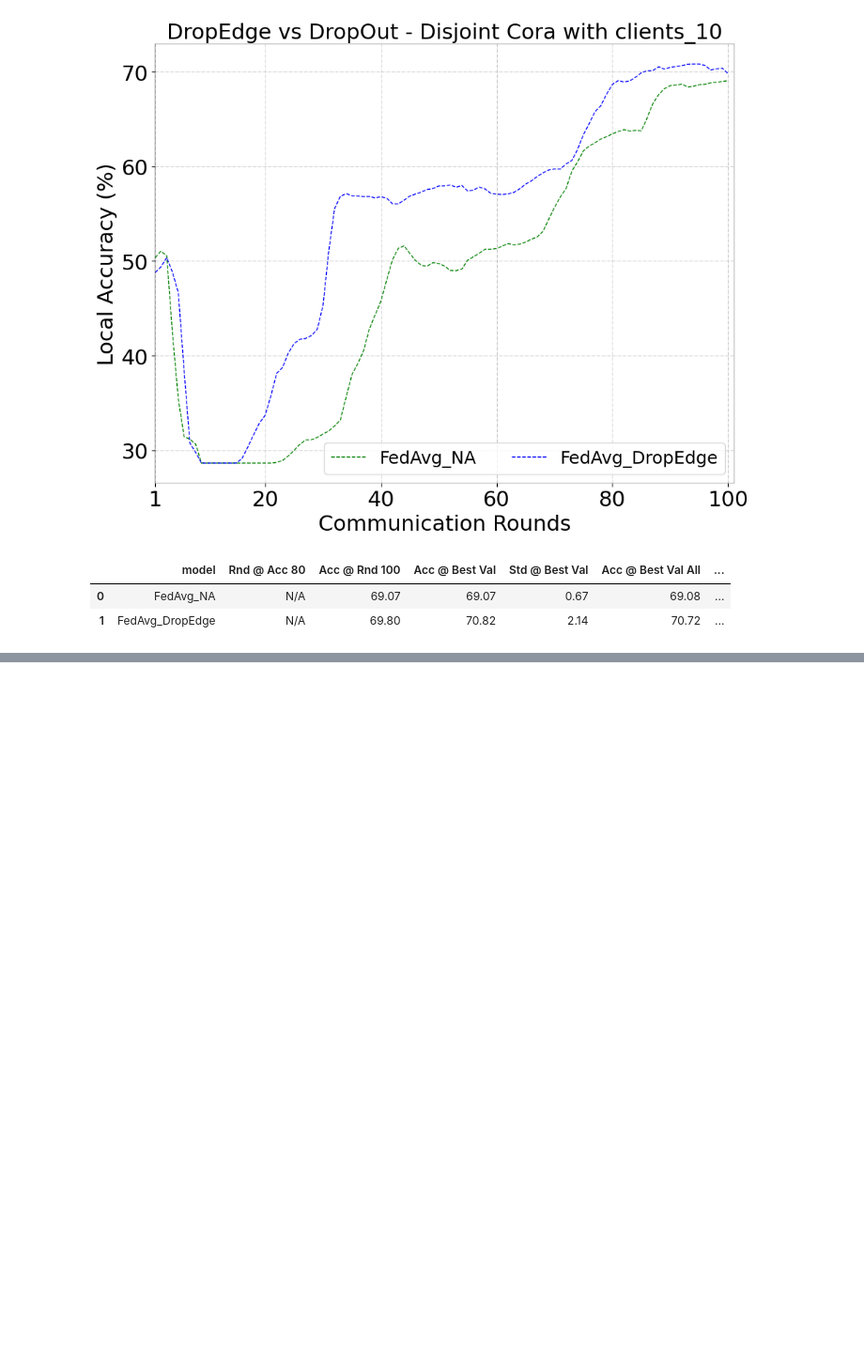
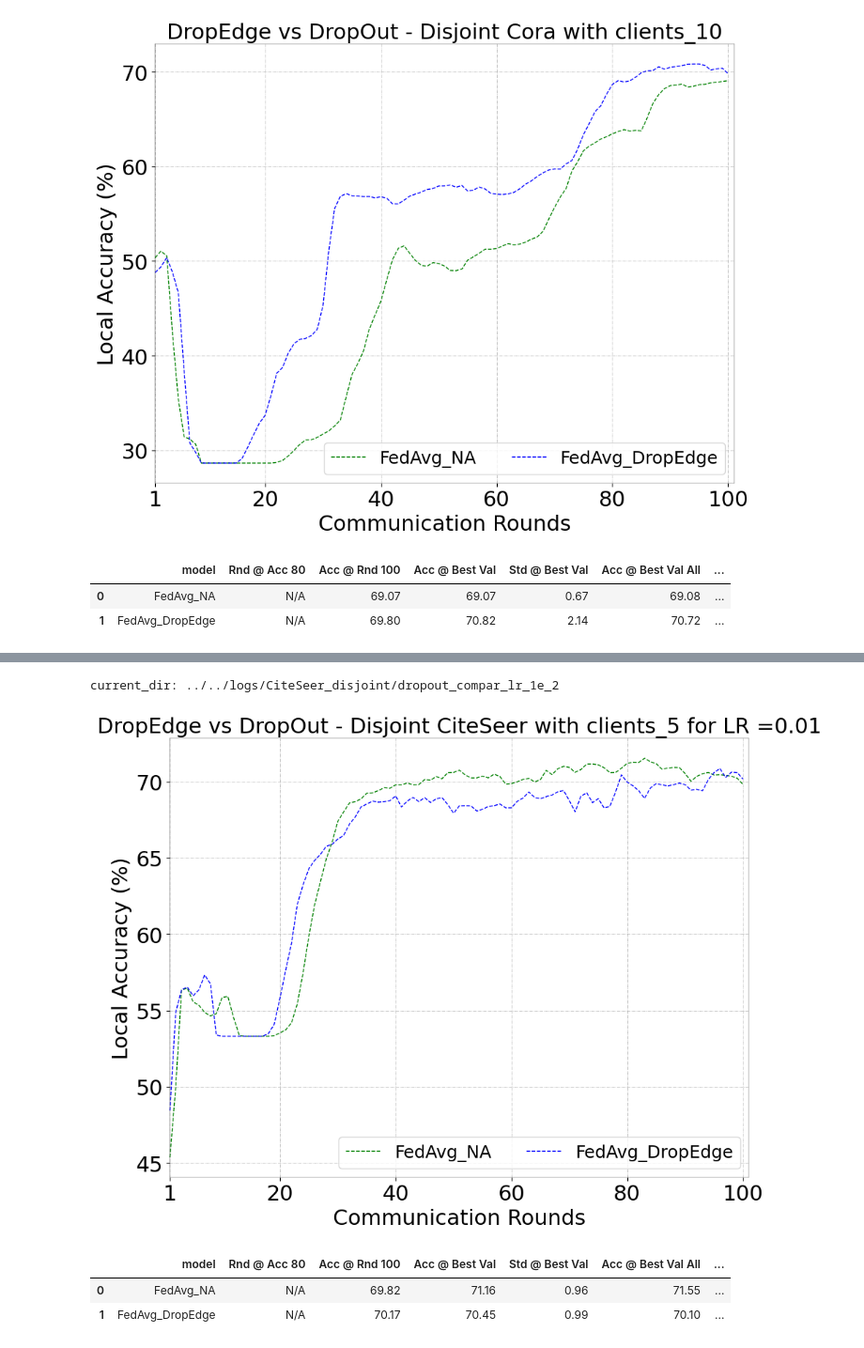
Before and after one commit to Oxfordblue7/FedGrAINS, a Jupyter notebook: evaluations/dropout_vs_dropedge_in_gcn.ipynb, the cells around one changed output, grey strips where cells are left out. Shown at 94% size. Cells and saved outputs as stored; diff of their text form; code cells hidden in the pictures; blank space fills up the shorter version.

```diff
--- a/evaluations/dropout_vs_dropedge_in_gcn.ipynb
+++ b/evaluations/dropout_vs_dropedge_in_gcn.ipynb
@@ -120,0 +191,64 @@ summary(
+# %%
+import os,sys,inspect
+current_dir = os.path.dirname(os.path.abspath(inspect.getfile(inspect.currentframe())))
+parent_dir = os.path.dirname(current_dir)
+sys.path.insert(0, parent_dir)
+from visualizer import *
+#######################################################
+current_dir = os.path.join('../../logs/', 'CiteSeer_disjoint/dropout_compar_lr_1e_2')
+print('current_dir:', current_dir)
+def create_info(name, logs, viz):
+    return {'name': name, 'viz': viz,
+        'logs': [os.path.join(current_dir, path) for path in logs]}
+#######################################################
+%matplotlib inline
+# %% [output]
+current_dir: ../../logs/CiteSeer_disjoint/dropout_compar_lr_1e_2
+# %%
+clients = 'clients_5'
+upto = 100
+target_acc = 80
+interval_rnd = 20
+models = [
+    create_info(
+        name='FedAvg_NA',
+        logs=[
+            f'{clients}/20230815_052629_fedavg_NA',
+            f'{clients}/20230815_042852_fedavg_NA',
+            f'{clients}/20230815_033154_fedavg_NA',
+        ],
+        viz={'color':'green', 'linewidth': 1, 'linestyle': '--', 'marker': 'o', 'markevery':interval_rnd, 'markersize':0}),
+    create_info(
+        name='FedAvg_DropEdge',
+        logs=[
+            f'{clients}/20230815_023453_fedavg_DropEdge',
+            f'{clients}/20230815_013827_fedavg_DropEdge',
+            f'{clients}/20230815_004313_fedavg_DropEdge',
+        ],
+        viz={'color':'blue', 'linewidth': 1, 'linestyle': '--', 'marker': 'P', 'markevery':interval_rnd, 'markersize':0}),
+]
+
+plot_acc_over_round(models=models, upto=upto, opt={
+    'plt_font_size': 22,
+    'plt_line_width': 0.25,
+    'plt_fig_size': (10,8),
+    'plt_title': f'DropEdge vs DropOut - Disjoint CiteSeer with {clients} for LR =0.01',
+    'plt_y_label': 'Local Accuracy (%)',
+    'plt_x_label': 'Communication Rounds',
+    'plt_x_interval': interval_rnd,
+    'plt_background_grid': True,
+    'plt_legend_opt': {'ncol':2, 'fontsize': 18, 'loc': 'lower right'},
+    'plt_save': f'../plots/citeseer_lr_1e2_{clients}.png'
+})
+
+summary(
+    models = models,
+    upto = upto,
+    target_acc = target_acc,
+    target_rnd = upto
+)
+# %% [output]
+[figure, added]
+|  | model | Rnd @ Acc 80 | Acc @ Rnd 100 | Acc @ Best Val | Std @ Best Val | Acc @ Best Val All | ... |
+| 0 | FedAvg_NA | N/A | 69.82 | 71.16 | 0.96 | 71.55 | ... |
+| 1 | FedAvg_DropEdge | N/A | 70.17 | 70.45 | 0.99 | 70.10 | ... |
```
Also changed, not shown: parts of 20 cells of this notebook, 45 other files.
